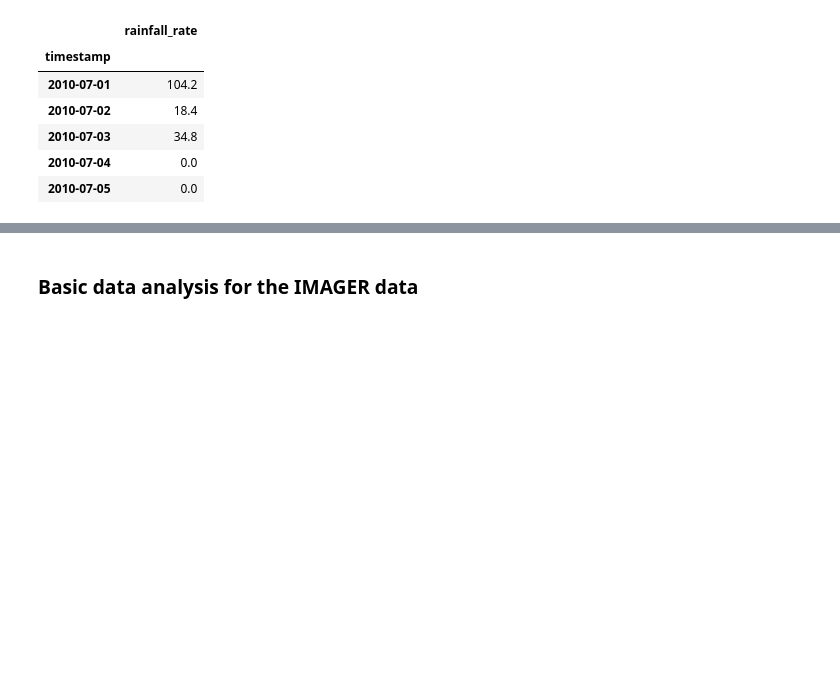
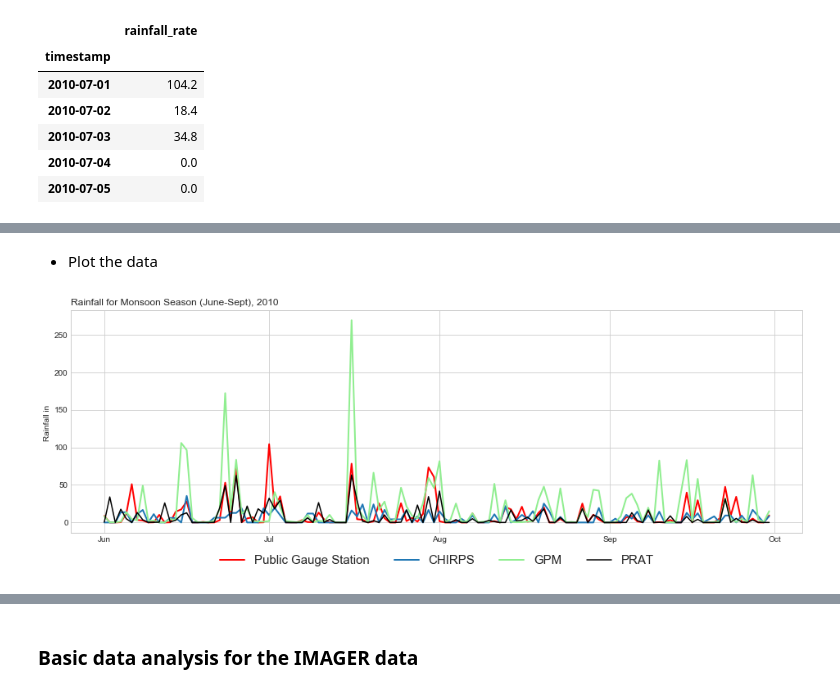
Before and after one commit to dsaharia/PRAT-Rainfall, a Jupyter notebook: imager-rainfall/Singapore.ipynb, the cells around one changed output, grey strips where cells are left out. Drawn from its saved outputs; the diff is of its cells as text; code cells hidden in the pictures; blank space fills up the shorter version.

```diff
--- a/imager-rainfall/Singapore.ipynb
+++ b/imager-rainfall/Singapore.ipynb
@@ -137,0 +167,24 @@ imager_sampled_df.head() # Imager Data after resampling
+# %%
+JUNE = 6
+SEPT = 9
+monsoon_prat = prat_sampled_df[(prat_sampled_df.index.month >= JUNE) & (prat_sampled_df.index.month <= SEPT)]
+monsoon_gauge = gauge_station_df[(gauge_station_df.index.month >= JUNE) & (gauge_station_df.index.month <= SEPT)]
+monsoon_gauge = monsoon_gauge.sort_index(axis=0)
+monsoon_gpm = gpm_sampled.sel(time=slice('2010-06-01','2010-09-30'))
+# %% [markdown]
+* Plot the data
+# %%
+plt.plot(monsoon_gauge['rainfall_rate'], linewidth=2, label='Public Gauge Station', c='red')
+plt.plot(monsoon_chirps['time'], monsoon_chirps['precip'], label='CHIRPS', linewidth=2)
+plt.plot(monsoon_gpm['time'], monsoon_gpm['precipitationCal'], linewidth=2, label="GPM", c='lightgreen')
+plt.plot(monsoon_prat['rainfall_rate'], label='PRAT', c='black')
+plt.title('Rainfall for Monsoon Season (June-Sept), 2010', loc='left')
+plt.ylabel("Rainfall in ")
+ax = plt.gca()
+locator = mdates.MonthLocator()
+month_fmt = mdates.DateFormatter('%b')
+ax.xaxis.set_major_locator(locator)
+ax.xaxis.set_major_formatter(month_fmt)
+plt.legend(loc='upper center', bbox_to_anchor=(0.5, -0.05), ncol=4, prop={'size': 15});
+# %% [output]
+[figure, added]
```
Also changed, not shown: parts of 43 cells of this notebook.
